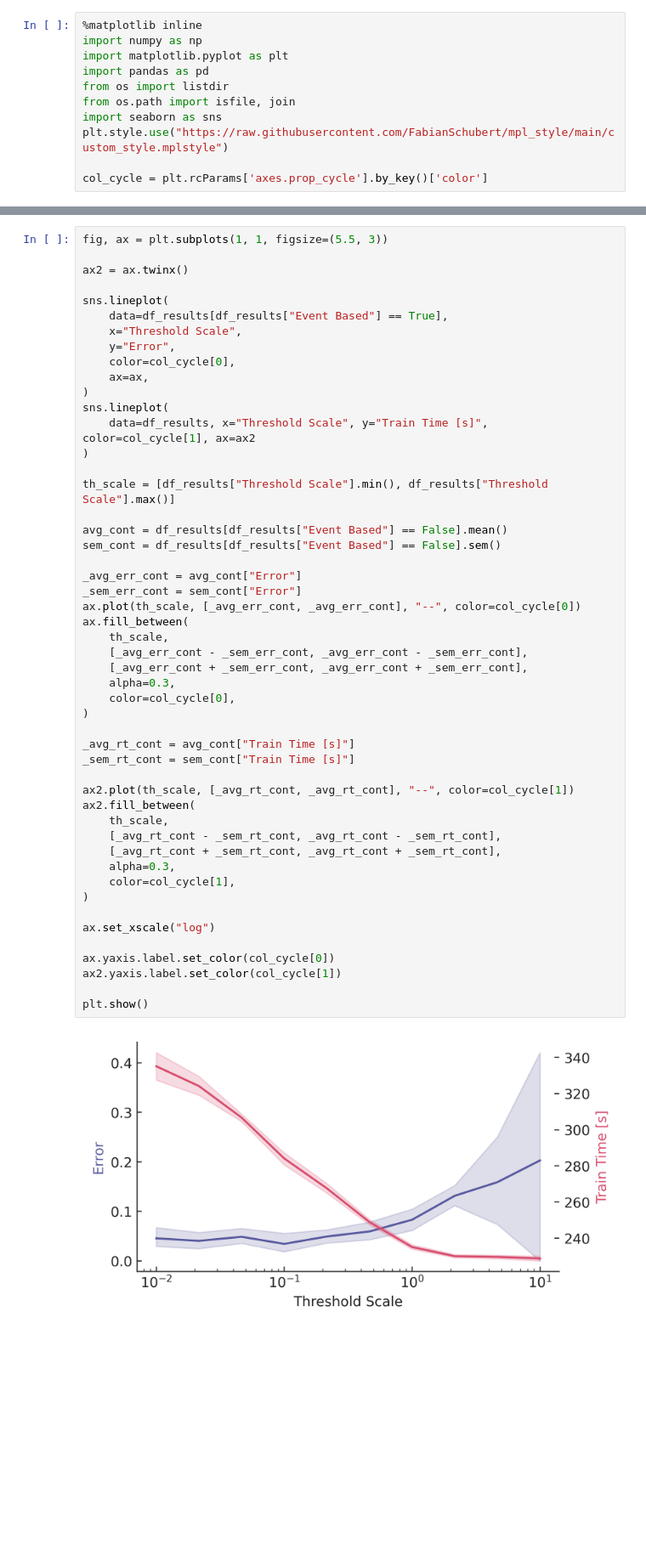
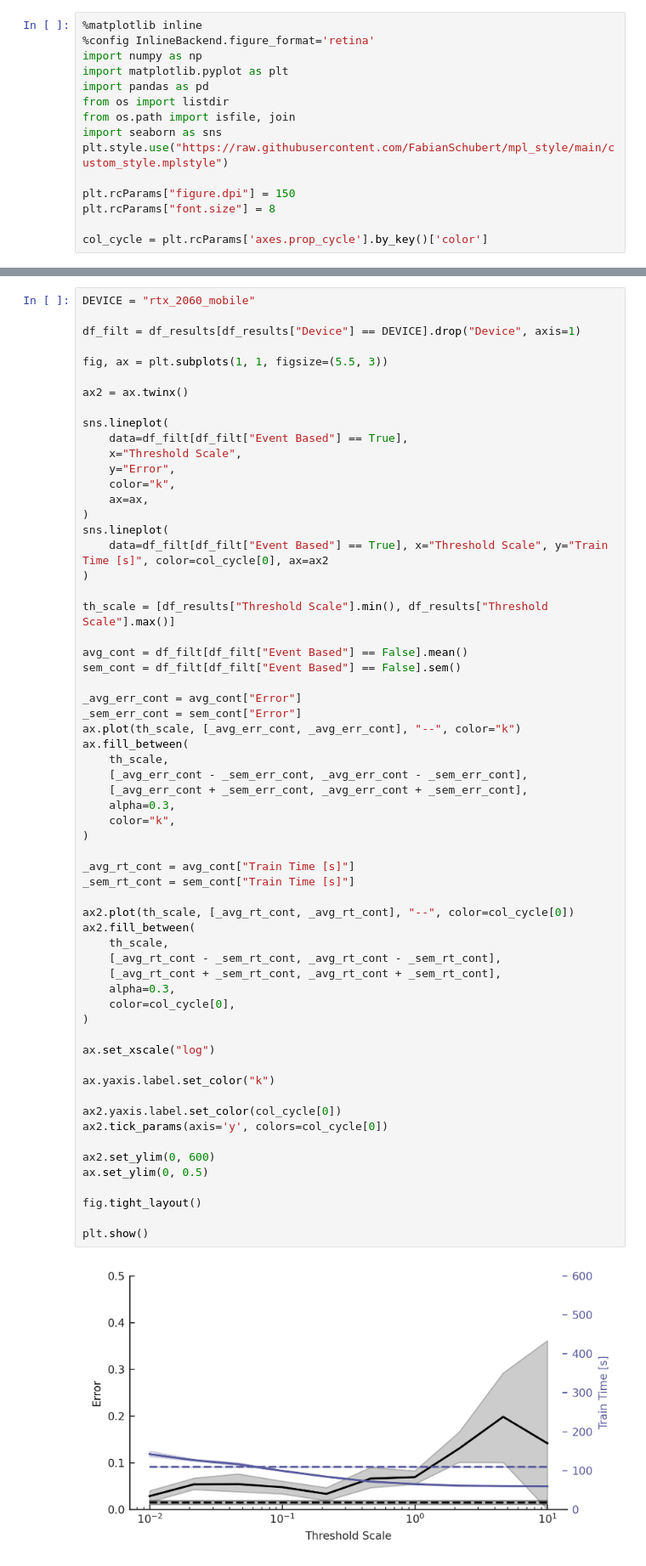
Before and after one commit to FabianSchubert/event_based_sequence_classification, a Jupyter notebook: experiments/gestures/results.ipynb, the cells around one changed output, grey strips where cells are left out. Shown at 85% size. Drawn from its saved outputs; the diff is of its cells as text; blank space fills up the shorter version.

Commit message:
results

```diff
--- a/experiments/gestures/results.ipynb
+++ b/experiments/gestures/results.ipynb
@@ -1,5 +1,6 @@
 # %%
 %matplotlib inline
+%config InlineBackend.figure_format='retina'
 import numpy as np
 import matplotlib.pyplot as plt
 import pandas as pd
@@ -8,4 +9,7 @@ from os.path import isfile, join
 import seaborn as sns
 plt.style.use("https://raw.githubusercontent.com/FabianSchubert/mpl_style/main/custom_style.mplstyle")
 
+plt.rcParams["figure.dpi"] = 150
+plt.rcParams["font.size"] = 8
+
 col_cycle = plt.rcParams['axes.prop_cycle'].by_key()['color']
@@ -67,52 +68,63 @@ dtype: float64
 # %%
+DEVICE = "rtx_2060_mobile"
+
+df_filt = df_results[df_results["Device"] == DEVICE].drop("Device", axis=1)
+
 fig, ax = plt.subplots(1, 1, figsize=(5.5, 3))
 
 ax2 = ax.twinx()
 
 sns.lineplot(
-    data=df_results[df_results["Event Based"] == True],
+    data=df_filt[df_filt["Event Based"] == True],
     x="Threshold Scale",
     y="Error",
-    color=col_cycle[0],
+    color="k",
     ax=ax,
 )
 sns.lineplot(
-    data=df_results, x="Threshold Scale", y="Train Time [s]", color=col_cycle[1], ax=ax2
+    data=df_filt[df_filt["Event Based"] == True], x="Threshold Scale", y="Train Time [s]", color=col_cycle[0], ax=ax2
 )
 
 th_scale = [df_results["Threshold Scale"].min(), df_results["Threshold Scale"].max()]
 
-avg_cont = df_results[df_results["Event Based"] == False].mean()
-sem_cont = df_results[df_results["Event Based"] == False].sem()
+avg_cont = df_filt[df_filt["Event Based"] == False].mean()
+sem_cont = df_filt[df_filt["Event Based"] == False].sem()
 
 _avg_err_cont = avg_cont["Error"]
 _sem_err_cont = sem_cont["Error"]
-ax.plot(th_scale, [_avg_err_cont, _avg_err_cont], "--", color=col_cycle[0])
+ax.plot(th_scale, [_avg_err_cont, _avg_err_cont], "--", color="k")
 ax.fill_between(
     th_scale,
     [_avg_err_cont - _sem_err_cont, _avg_err_cont - _sem_err_cont],
     [_avg_err_cont + _sem_err_cont, _avg_err_cont + _sem_err_cont],
     alpha=0.3,
-    color=col_cycle[0],
+    color="k",
 )
 
 _avg_rt_cont = avg_cont["Train Time [s]"]
 _sem_rt_cont = sem_cont["Train Time [s]"]
 
-ax2.plot(th_scale, [_avg_rt_cont, _avg_rt_cont], "--", color=col_cycle[1])
+ax2.plot(th_scale, [_avg_rt_cont, _avg_rt_cont], "--", color=col_cycle[0])
 ax2.fill_between(
     th_scale,
     [_avg_rt_cont - _sem_rt_cont, _avg_rt_cont - _sem_rt_cont],
     [_avg_rt_cont + _sem_rt_cont, _avg_rt_cont + _sem_rt_cont],
     alpha=0.3,
-    color=col_cycle[1],
+    color=col_cycle[0],
 )
 
 ax.set_xscale("log")
 
-ax.yaxis.label.set_color(col_cycle[0])
-ax2.yaxis.label.set_color(col_cycle[1])
+ax.yaxis.label.set_color("k")
+
+ax2.yaxis.label.set_color(col_cycle[0])
+ax2.tick_params(axis='y', colors=col_cycle[0])
+
+ax2.set_ylim(0, 600)
+ax.set_ylim(0, 0.5)
+
+fig.tight_layout()
 
 plt.show()
 # %% [output]
-[figure, old version]
+[figure, new version]
```
Also changed, not shown: parts of 7 cells of this notebook, 5 other files.
